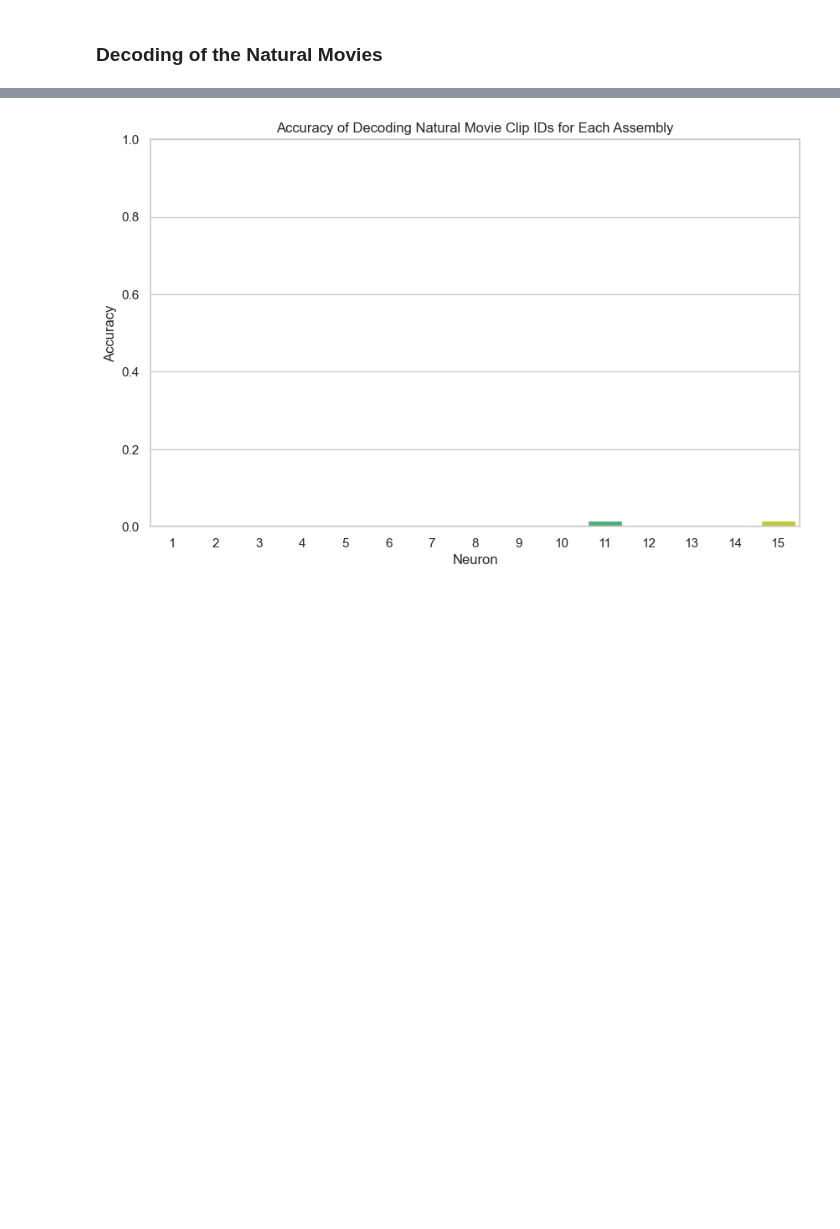
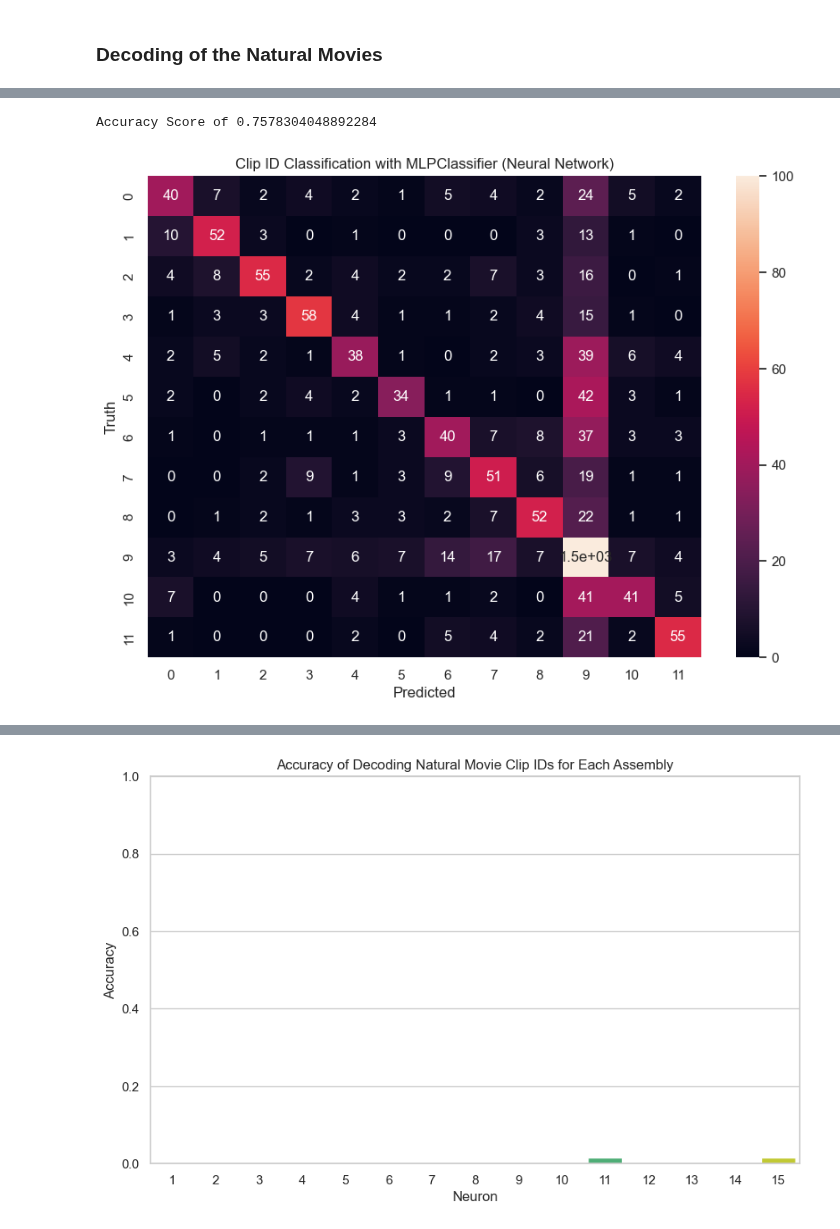
Before and after one commit to Jawagnercarena/Assembly_Organization, a Jupyter notebook: AssemblyPaperFigures/FigureCode/Figure4/Figure4.ipynb, the cells around one changed output, grey strips where cells are left out. Saved outputs shown, nothing was run; the diff lists cells and outputs as text; code cells hidden in the pictures; blank space fills up the shorter version.

```diff
--- a/AssemblyPaperFigures/FigureCode/Figure4/Figure4.ipynb
+++ b/AssemblyPaperFigures/FigureCode/Figure4/Figure4.ipynb
@@ -887,0 +1055,49 @@ coactivity_during_movie.shape
+# %%
+from sklearn.neural_network import MLPClassifier
+
+# split the data into train and test sets
+X_train, X_test, y_train, y_test = train_test_split(assembly_coactivity_time_traces, clip_ids.ravel(), test_size=0.2, random_state=74)
+
+# scale the data
+scaler = StandardScaler()
+X_train_scaled = scaler.fit_transform(X_train)
+X_test_scaled = scaler.transform(X_test)
+
+# define the model
+clf = MLPClassifier(random_state=74)
+
+# define the parameter grid
+param_grid = {
+    'hidden_layer_sizes': [(50,50,50), (50,100,50), (100,)],
+    'activation': ['tanh', 'relu'],
+    'solver': ['sgd', 'adam'],
+    'alpha': [0.0001, 0.001, 0.01, 0.05],
+    'learning_rate': ['constant','adaptive'],
+}
+
+# create the grid search object
+grid_search = GridSearchCV(estimator=clf, param_grid=param_grid, cv=5, n_jobs=-1)
+
+# fit the grid search
+grid_search.fit(X_train_scaled, y_train)
+
+# get the best model
+best_clf = grid_search.best_estimator_
+
+# predict the clip_ids
+y_pred = best_clf.predict(X_test_scaled)
+
+# print out the accuracy
+print("Accuracy Score of", accuracy_score(y_test, y_pred))
+
+# plot the confusion matrix
+cm = confusion_matrix(y_test, y_pred)
+plt.figure(figsize=(10,7))
+sns.heatmap(cm, annot=True, vmax = 100)
+plt.title("Clip ID Classification with MLPClassifier (Neural Network)")
+plt.xlabel('Predicted')
+plt.ylabel('Truth')
+plt.show()
+# %% [output]
+Accuracy Score of 0.7578304048892284
+[figure, added]
```
Also changed, not shown: parts of 23 cells of this notebook.
